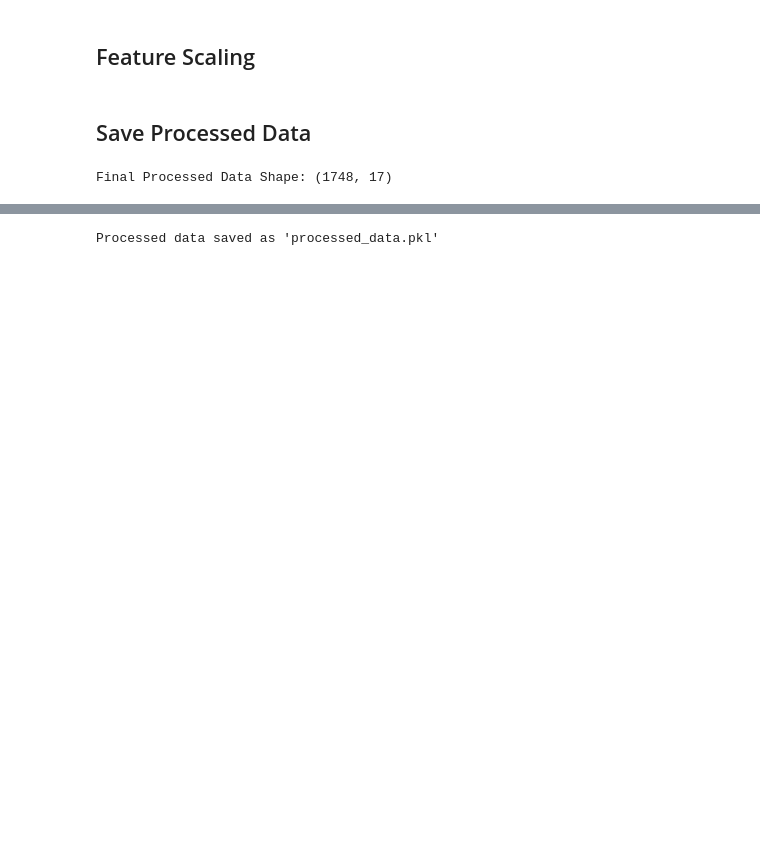
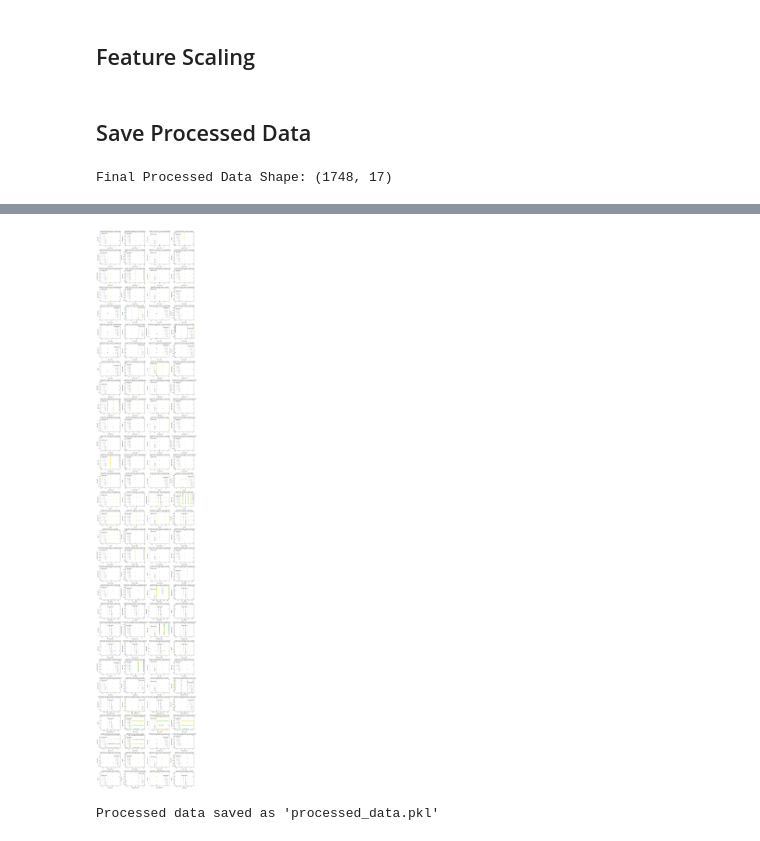
Before and after one commit to yambaltanmay06/crop_disease_prediction, a Jupyter notebook: data_preprocessing.ipynb, the cells around one changed output, grey strips where cells are left out. Drawn from its saved outputs; the diff is of its cells as text; code cells hidden in the pictures; blank space fills up the shorter version.

```diff
--- a/data_preprocessing.ipynb
+++ b/data_preprocessing.ipynb
@@ -433,3 +412,37 @@ plt.show()
+# %%
+import itertools
+
+# Generate feature pairs for scatter plots
+feature_combinations = list(itertools.combinations(selected_features, 2))
+
+# Define grid layout
+n_cols = 4  # Reduce columns to avoid overlap
+n_rows = (len(feature_combinations) + n_cols - 1) // n_cols  # Adjust rows dynamically
+
+fig, axes = plt.subplots(n_rows, n_cols, figsize=(16, n_rows * 3))
+axes = axes.flatten()
+
+for i, (feature_x, feature_y) in enumerate(feature_combinations):
+    sns.scatterplot(
+        x=final_df[feature_x],
+        y=final_df[feature_y],
+        hue=final_df['disease_type'],
+        alpha=0.7,
+        ax=axes[i],
+        palette='viridis'
+    )
+    axes[i].set_xlabel(feature_x)
+    axes[i].set_ylabel(feature_y)
+    axes[i].set_title(f'Scatter Plot: {feature_x} vs {feature_y}')
+
+# Hide unused subplots
+for j in range(i + 1, len(axes)):
+    fig.delaxes(axes[j])
+
+plt.tight_layout()
+plt.show()
+# %% [output]
+[figure, added]
 # %%
 import pickle
 # Save Processed Data to Pickle File
```
Also changed, not shown: parts of 5 cells of this notebook, 1 other file.
